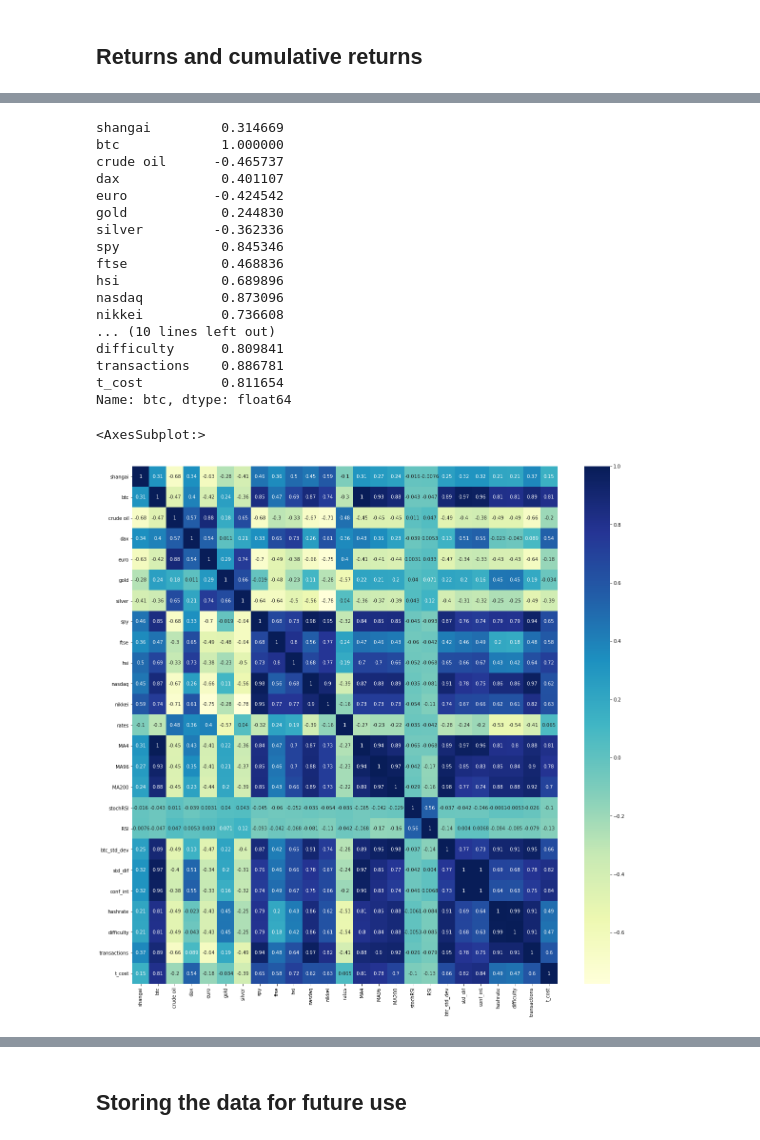
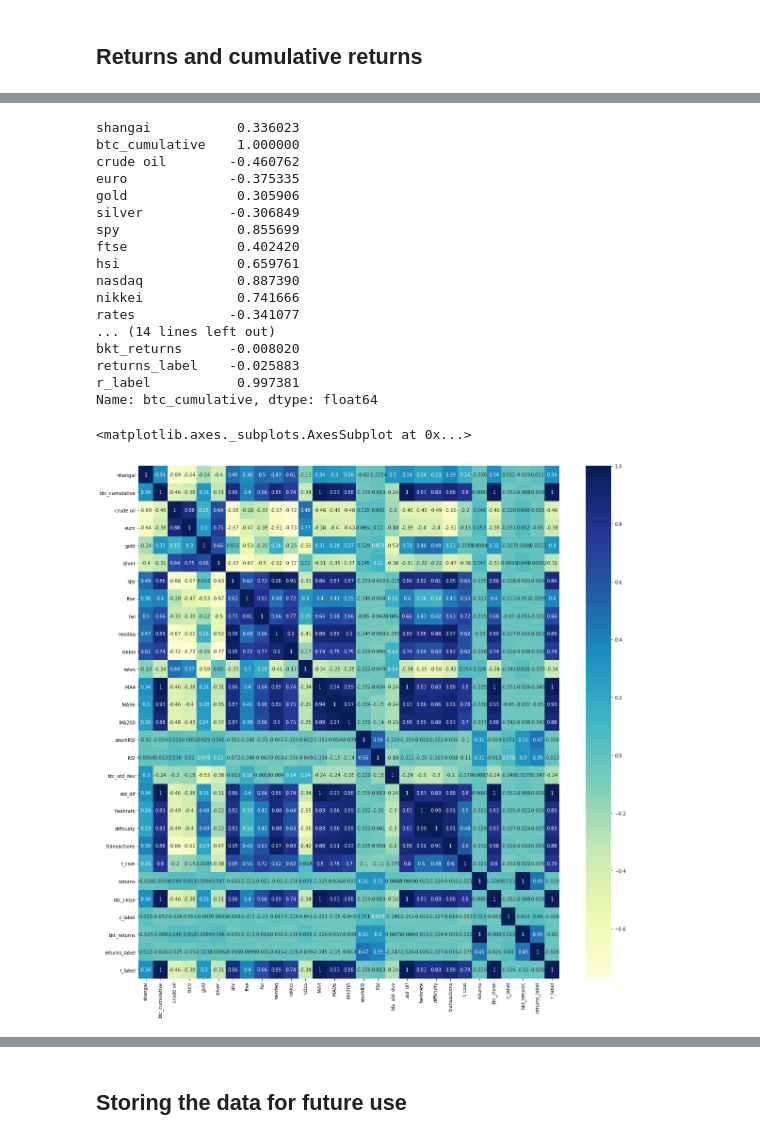
Before and after one commit to renejra/ml-finance-btc, a Jupyter notebook: 1 - Data sourcing and preparation.ipynb, the cells around one changed output, grey strips where cells are left out. Saved outputs shown, nothing was run; the diff lists cells and outputs as text; code cells hidden in the pictures.

```diff
--- a/1 - Data sourcing and preparation.ipynb
+++ b/1 - Data sourcing and preparation.ipynb
@@ -249,0 +341,16 @@ def back_min_max(ndf,mindf,maxdf):
+# %%
+buy_cond = labels.returns > 0.001387 # returns.btc.describe()['50%']
+sell_cond = labels.returns < -0.013636 # returns.btc.describe()['25%']
+
+labels['c_label'] = 1
+labels['c_label'] = labels['c_label'].mask(buy_cond, 2)
+labels['c_label'] = labels['c_label'].mask(sell_cond, 0)
+
+
+# Backtesting, used for later
+
+labels['bkt_returns'] = 0
+labels['bkt_returns'] = labels['bkt_returns'].mask(buy_cond, labels.returns)
+labels['bkt_returns'] = labels['bkt_returns'].mask(sell_cond, labels.returns)
+
+labels.head()
@@ -249,0 +373,6 @@ def back_min_max(ndf,mindf,maxdf):
+# %%
+df = pd.concat([df,labels], axis=1)
+df.rename(columns={'btc':'btc_cumulative'}, inplace=True)
+
+df = df[-int(df.describe().loc['count'].min()):]
+df.describe()
@@ -249,0 +409,9 @@ def back_min_max(ndf,mindf,maxdf):
+# %%
+# Fill NAs
+df.fillna(method='ffill', inplace=True)
+# %%
+df['returns_label'] = df['c_label']
+df['c_label'] = df['c_label'].shift(-1)
+df['r_label'] = df['btc_close'].shift(-1)
+
+df.tail()
@@ -252,25 +430,26 @@ ndf, mindf, maxdf = min_max_scaler(df)
 # %%
 # Correlation of BTC with features
 
-df.corr()['btc']
+df.corr()['btc_cumulative']
+# df.corr()['btc_close']
 # %% [output]
-shangai         0.314669
-btc             1.000000
-crude oil      -0.465737
-dax             0.401107
-euro           -0.424542
-gold            0.244830
-silver         -0.362336
-spy             0.845346
-ftse            0.468836
-hsi             0.689896
-nasdaq          0.873096
-nikkei          0.736608
-... (10 lines left out)
-difficulty      0.809841
-transactions    0.886781
-t_cost          0.811654
-Name: btc, dtype: float64
+shangai           0.336023
+btc_cumulative    1.000000
+crude oil        -0.460762
+euro             -0.375335
+gold              0.305906
+silver           -0.306849
+spy               0.855699
+ftse              0.402420
+hsi               0.659761
+nasdaq            0.887390
+nikkei            0.741666
+rates            -0.341077
+... (14 lines left out)
+bkt_returns      -0.008020
+returns_label    -0.025883
+r_label           0.997381
+Name: btc_cumulative, dtype: float64
 # %%
 # Normalized correlation does not change, uncomment below to see
 
@@ -278,13 +457,15 @@ Name: btc, dtype: float64
 # %%
 import seaborn as sns
 
 fig, ax = plt.subplots(figsize=(20,20))
-sns.heatmap(ndf.corr(),
-        xticklabels=ndf.corr().columns,
-        yticklabels=ndf.corr().columns, ax=ax, annot=True, cmap="YlGnBu")
+sns.heatmap(df.corr(),
+        xticklabels=df.corr().columns,
+        yticklabels=df.corr().columns, ax=ax,
+            annot=True,
+            cmap="YlGnBu")
 # %% [output]
-<AxesSubplot:>
+<matplotlib.axes._subplots.AxesSubplot at 0x...>
-[figure, old version]
+[figure, new version]
 # %%
 # Description of normalized features
 print(ndf.shape)
```
Also changed, not shown: parts of 50 cells of this notebook, 3 other files.
